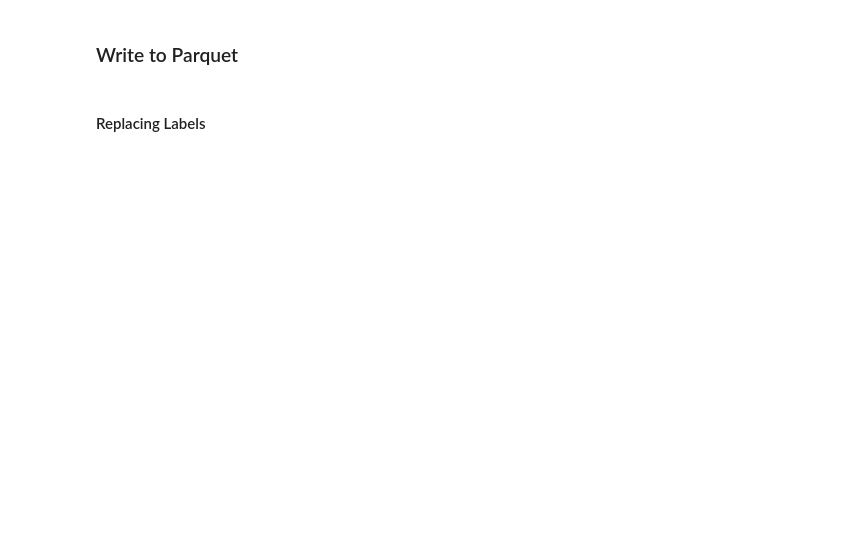
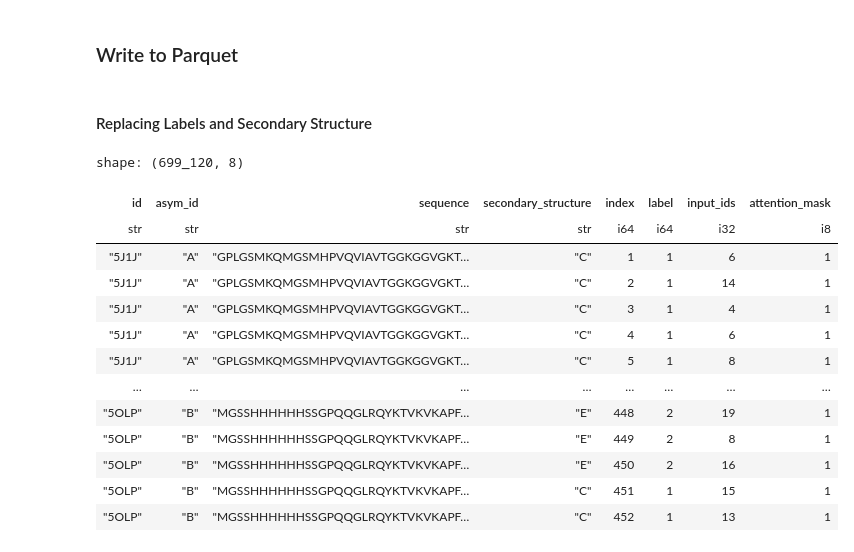
Before and after one commit to tt219493/ESM-Secondary-Prediction, a Jupyter notebook: notebooks/esm_tokenization.ipynb, the cells around one changed output. Drawn from its saved outputs; the diff is of its cells as text; code cells hidden in the pictures; blank space fills up the shorter version.

```diff
--- a/notebooks/esm_tokenization.ipynb
+++ b/notebooks/esm_tokenization.ipynb
@@ -260,16 +243,14 @@ shape: (699_120, 8)
 output_train.collect().write_parquet('tokenized_train.parquet')
 output_test.collect().write_parquet('tokenized_test.parquet')
 # %% [markdown]
-#### Replacing Labels
+#### Replacing Labels and Secondary Structure
 # %%
-output_train = output_train.with_columns(
+output_train_c9 = output_train.with_columns(
                   label=pl.when(pl.col('label')==0)
                                       .then(pl.lit(-100))
                                       .otherwise(pl.col('label')))
-output_train.collect().write_parquet('tokenized_train_c9.parquet')
 
-output_test = output_test.with_columns(
+output_test_c9 = output_test.with_columns(
                   label=pl.when(pl.col('label')==0)
                                       .then(pl.lit(-100))
                                       .otherwise(pl.col('label')))
-output_test.collect().write_parquet('tokenized_test_c9.parquet')
@@ -276,12 +260,37 @@ output_test.collect().write_parquet('tokenized_test_c9.parquet')
 # %%
-output_train = output_train.with_columns(
-                  label=pl.when(pl.col('label')==1)
-                                      .then(pl.lit(-100))
-                                      .otherwise(pl.col('label')))
-output_train.collect().write_parquet('tokenized_train_c8.parquet')
+output_train_c9_v2 = output_train.with_columns(
+    secondary_structure=pl.when((pl.col('secondary_structure')==" ") |
+                                (pl.col('secondary_structure')=="."))
+                                      .then(pl.lit('C'))
+                                      .otherwise(pl.col('secondary_structure'))
+).with_columns(
+    label=pl.col('secondary_structure').rank(method='dense') - 1
+).cast({'label': pl.Int64})
 
-output_test = output_test.with_columns(
-                  label=pl.when(pl.col('label')==1)
-                                      .then(pl.lit(-100))
-                                      .otherwise(pl.col('label')))
-output_test.collect().write_parquet('tokenized_test_c8.parquet')
+
+
+output_test_c9_v2 = output_test.with_columns(
+    secondary_structure=pl.when((pl.col('secondary_structure')==" ") |
+                                (pl.col('secondary_structure')=="."))
+                                      .then(pl.lit('C'))
+                                      .otherwise(pl.col('secondary_structure'))
+).with_columns(
+    label=pl.col('secondary_structure').rank(method='dense') - 1
+).cast({'label': pl.Int64})
+# %%
+output_test_c9_v2.collect()
+# %% [output]
+shape: (699_120, 8)
+| id | asym_id | sequence | secondary_structure | index | label | input_ids | attention_mask |
+| str | str | str | str | i64 | i64 | i32 | i8 |
+| "5J1J" | "A" | "GPLGSMKQMGSMHPVQVIAVTGGKGGVGKT… | "C" | 1 | 1 | 6 | 1 |
+| "5J1J" | "A" | "GPLGSMKQMGSMHPVQVIAVTGGKGGVGKT… | "C" | 2 | 1 | 14 | 1 |
+| "5J1J" | "A" | "GPLGSMKQMGSMHPVQVIAVTGGKGGVGKT… | "C" | 3 | 1 | 4 | 1 |
+| "5J1J" | "A" | "GPLGSMKQMGSMHPVQVIAVTGGKGGVGKT… | "C" | 4 | 1 | 6 | 1 |
+| "5J1J" | "A" | "GPLGSMKQMGSMHPVQVIAVTGGKGGVGKT… | "C" | 5 | 1 | 8 | 1 |
+| … | … | … | … | … | … | … | … |
+| "5OLP" | "B" | "MGSSHHHHHHSSGPQQGLRQYKTVKVKAPF… | "E" | 448 | 2 | 19 | 1 |
+| "5OLP" | "B" | "MGSSHHHHHHSSGPQQGLRQYKTVKVKAPF… | "E" | 449 | 2 | 8 | 1 |
+| "5OLP" | "B" | "MGSSHHHHHHSSGPQQGLRQYKTVKVKAPF… | "E" | 450 | 2 | 16 | 1 |
+| "5OLP" | "B" | "MGSSHHHHHHSSGPQQGLRQYKTVKVKAPF… | "C" | 451 | 1 | 15 | 1 |
+| "5OLP" | "B" | "MGSSHHHHHHSSGPQQGLRQYKTVKVKAPF… | "C" | 452 | 1 | 13 | 1 |
```
Also changed, not shown: parts of 5 cells of this notebook, 2 other files.
